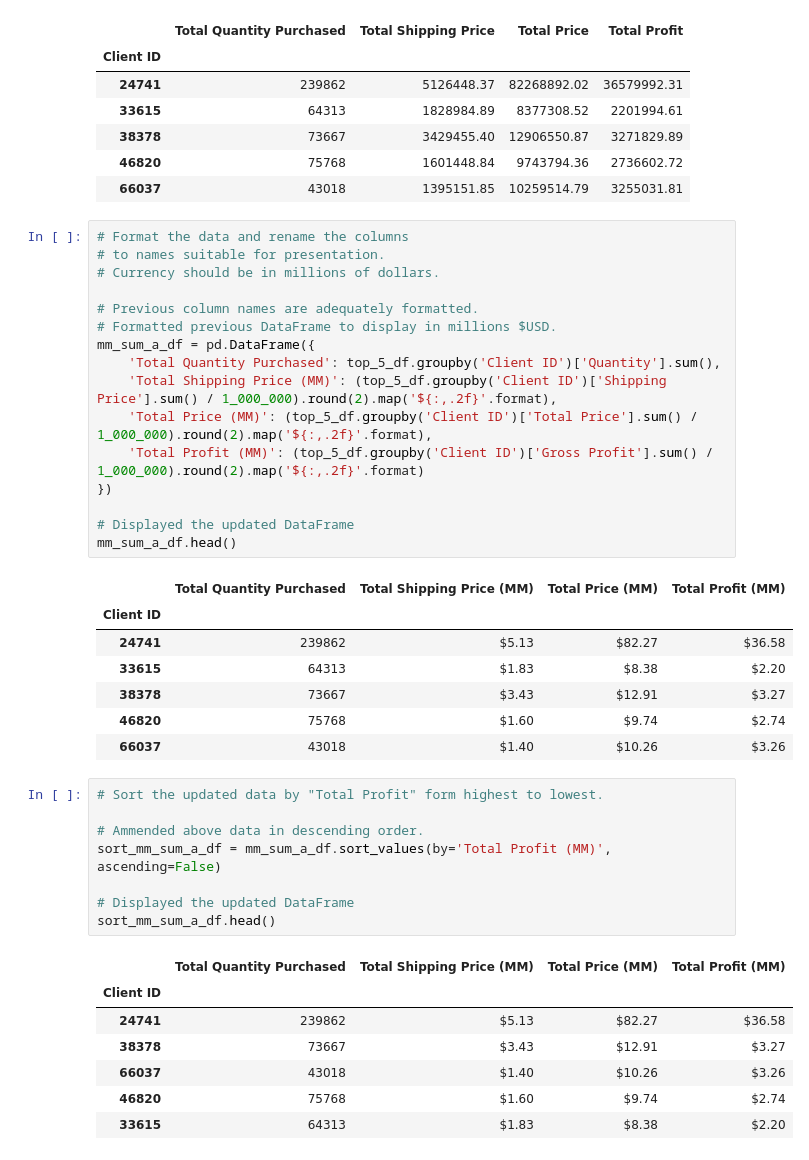
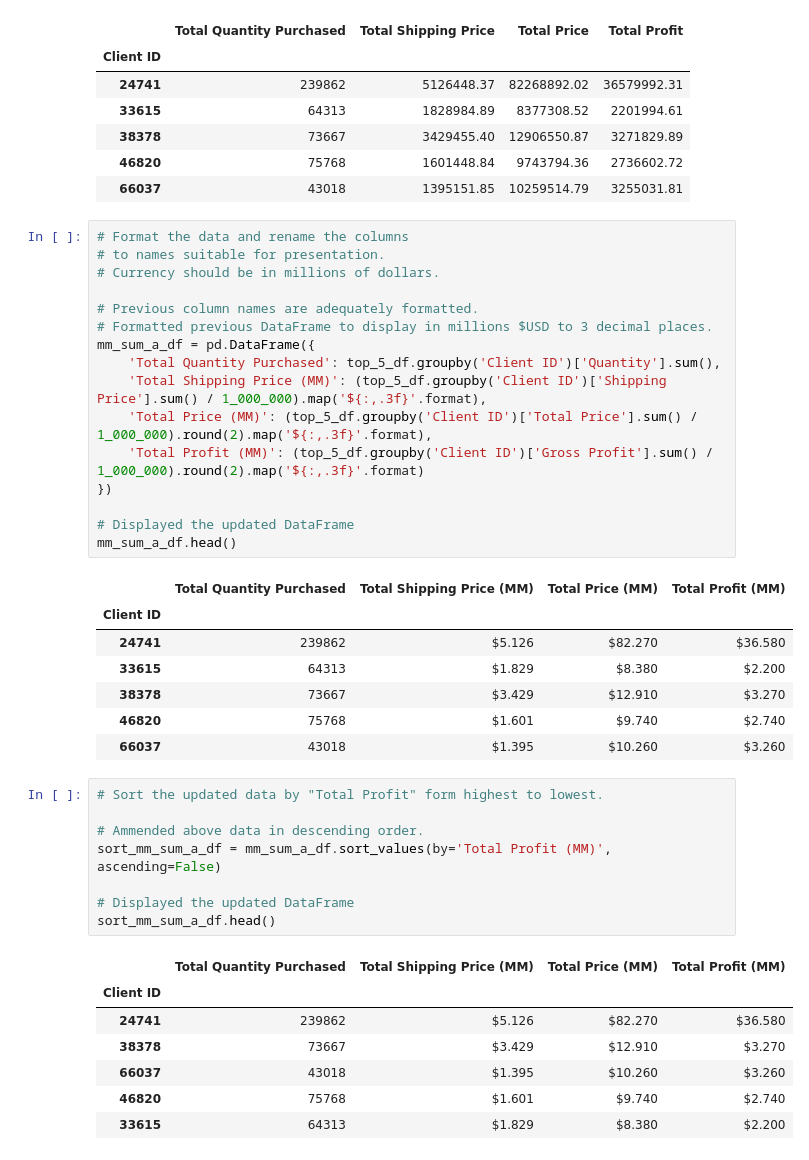
Before and after one commit to SAG-GithubApprentice/pandas-challenge-1, a Jupyter notebook: module_4_challenge.ipynb, the cells around one changed output. Saved outputs shown, nothing was run; the diff lists cells and outputs as text.

```diff
--- a/module_4_challenge.ipynb
+++ b/module_4_challenge.ipynb
@@ -386,27 +386,27 @@ sum_a_df.head()
 # %%
 # Format the data and rename the columns
 # to names suitable for presentation.
 # Currency should be in millions of dollars.
 
 # Previous column names are adequately formatted.
-# Formatted previous DataFrame to display in millions $USD.
+# Formatted previous DataFrame to display in millions $USD to 3 decimal places.
 mm_sum_a_df = pd.DataFrame({
     'Total Quantity Purchased': top_5_df.groupby('Client ID')['Quantity'].sum(),
-    'Total Shipping Price (MM)': (top_5_df.groupby('Client ID')['Shipping Price'].sum() / 1_000_000).round(2).map('${:,.2f}'.format),
-    'Total Price (MM)': (top_5_df.groupby('Client ID')['Total Price'].sum() / 1_000_000).round(2).map('${:,.2f}'.format),
-    'Total Profit (MM)': (top_5_df.groupby('Client ID')['Gross Profit'].sum() / 1_000_000).round(2).map('${:,.2f}'.format)
+    'Total Shipping Price (MM)': (top_5_df.groupby('Client ID')['Shipping Price'].sum() / 1_000_000).map('${:,.3f}'.format),
+    'Total Price (MM)': (top_5_df.groupby('Client ID')['Total Price'].sum() / 1_000_000).round(2).map('${:,.3f}'.format),
+    'Total Profit (MM)': (top_5_df.groupby('Client ID')['Gross Profit'].sum() / 1_000_000).round(2).map('${:,.3f}'.format)
 })
 
 # Displayed the updated DataFrame
 mm_sum_a_df.head()
 # %% [output]
 |  | Total Quantity Purchased | Total Shipping Price (MM) | Total Price (MM) | Total Profit (MM) |
 | Client ID |  |  |  |  |
-| 24741 | 239862 | $5.13 | $82.27 | $36.58 |
-| 33615 | 64313 | $1.83 | $8.38 | $2.20 |
-| 38378 | 73667 | $3.43 | $12.91 | $3.27 |
-| 46820 | 75768 | $1.60 | $9.74 | $2.74 |
-| 66037 | 43018 | $1.40 | $10.26 | $3.26 |
+| 24741 | 239862 | $5.126 | $82.270 | $36.580 |
+| 33615 | 64313 | $1.829 | $8.380 | $2.200 |
+| 38378 | 73667 | $3.429 | $12.910 | $3.270 |
+| 46820 | 75768 | $1.601 | $9.740 | $2.740 |
+| 66037 | 43018 | $1.395 | $10.260 | $3.260 |
 # %%
 # Sort the updated data by "Total Profit" form highest to lowest.
 
@@ -418,8 +418,8 @@ sort_mm_sum_a_df.head()
 # %% [output]
 |  | Total Quantity Purchased | Total Shipping Price (MM) | Total Price (MM) | Total Profit (MM) |
 | Client ID |  |  |  |  |
-| 24741 | 239862 | $5.13 | $82.27 | $36.58 |
-| 38378 | 73667 | $3.43 | $12.91 | $3.27 |
-| 66037 | 43018 | $1.40 | $10.26 | $3.26 |
-| 46820 | 75768 | $1.60 | $9.74 | $2.74 |
-| 33615 | 64313 | $1.83 | $8.38 | $2.20 |
+| 24741 | 239862 | $5.126 | $82.270 | $36.580 |
+| 38378 | 73667 | $3.429 | $12.910 | $3.270 |
+| 66037 | 43018 | $1.395 | $10.260 | $3.260 |
+| 46820 | 75768 | $1.601 | $9.740 | $2.740 |
+| 33615 | 64313 | $1.829 | $8.380 | $2.200 |
```
